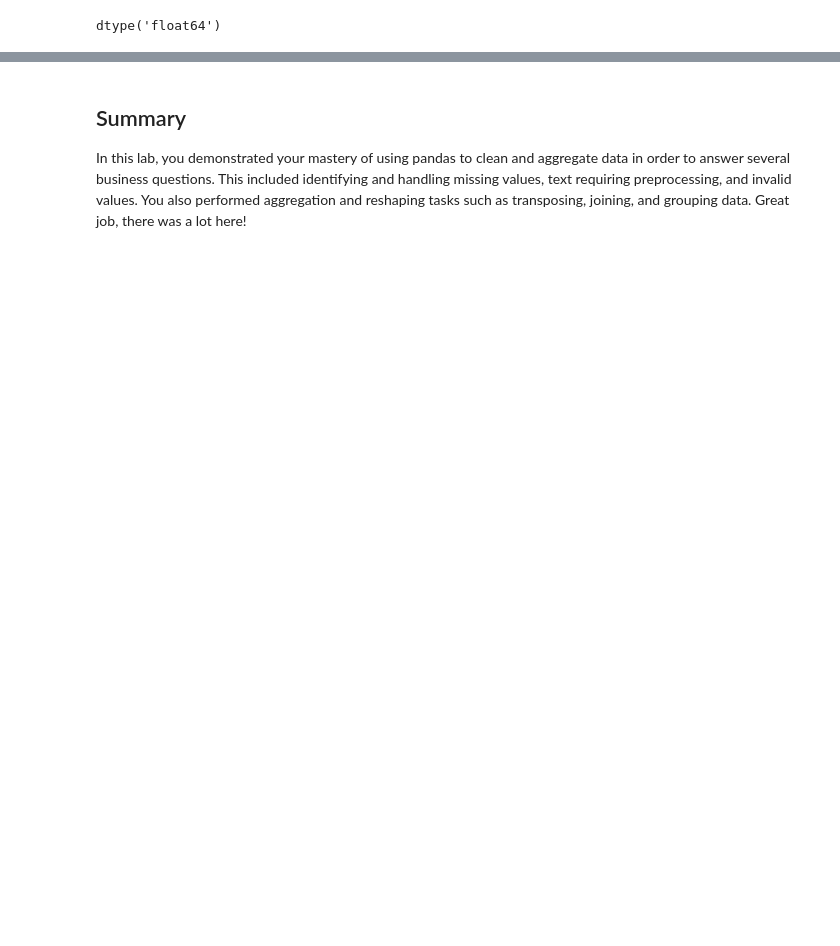
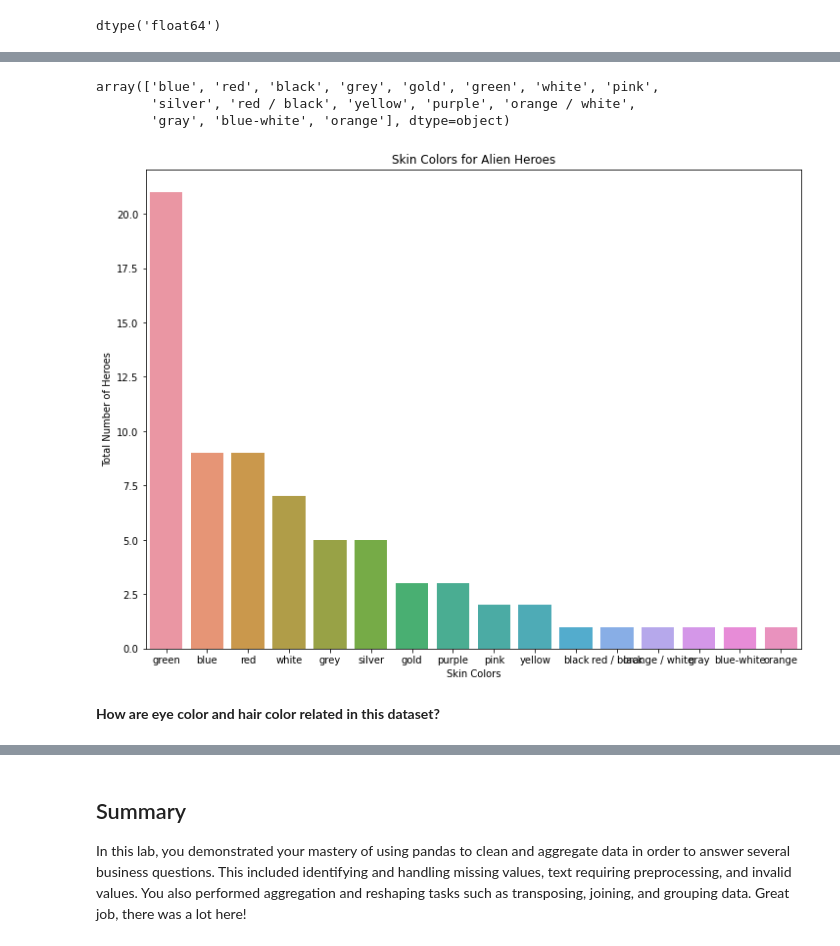
Before and after one commit to erdemiraysu/dsc-pandas-data-cleaning-lab, a Jupyter notebook: index.ipynb, the cells around one changed output, grey strips where cells are left out. Saved outputs shown, nothing was run; the diff lists cells and outputs as text; code cells hidden in the pictures; blank space fills up the shorter version.

```diff
--- a/index.ipynb
+++ b/index.ipynb
@@ -1184,0 +1275,3 @@ ax.set_ylabel('SuperPower Pairs');
+# %%
+aliens_df = heroes_df[heroes_df['Skin color'] != '-' ]
+aliens_df
@@ -1184,0 +1292,18 @@ ax.set_ylabel('SuperPower Pairs');
+# %%
+aliens_df['Skin color'].unique()
+# %% [output]
+array(['blue', 'red', 'black', 'grey', 'gold', 'green', 'white', 'pink',
+       'silver', 'red / black', 'yellow', 'purple', 'orange / white',
+       'gray', 'blue-white', 'orange'], dtype=object)
+# %%
+# hist? but I could not order values in sns with histplot
+fig, ax = plt.subplots(figsize=(12,9))
+sns.countplot(data=aliens_df, x='Skin color', order = aliens_df['Skin color'].value_counts().index);
+
+ax.set_title('Skin Colors for Alien Heroes');
+ax.set_xlabel('Skin Colors');
+ax.set_ylabel('Total Number of Heroes');
+# %% [output]
+[figure, added]
+# %% [markdown]
+**How are eye color and hair color related in this dataset?**
```
Also changed, not shown: parts of 41 cells of this notebook.
